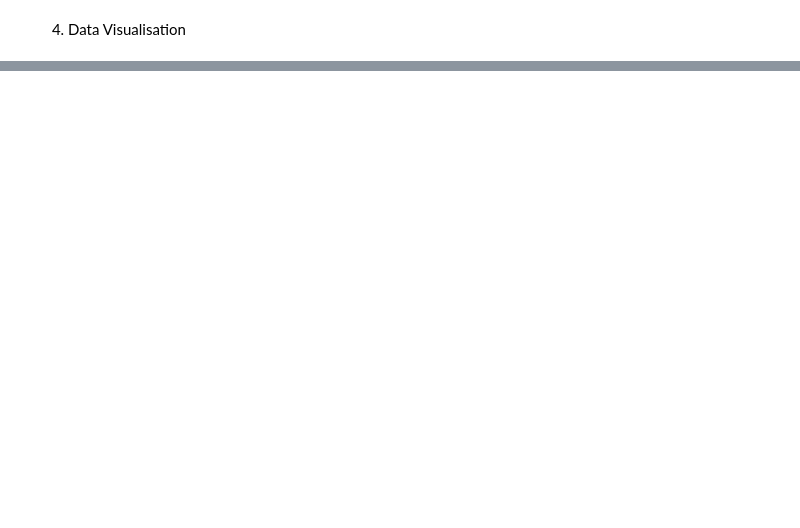
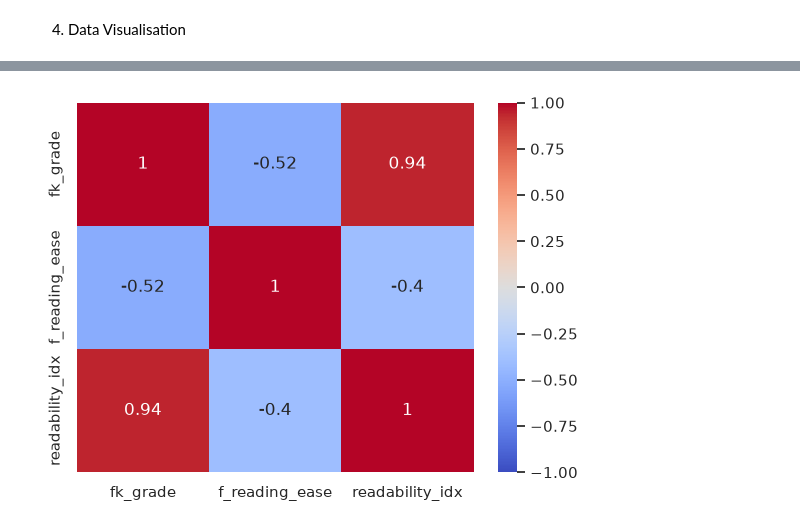
Before and after one commit to danilopsss/uol_capstone_project, a Jupyter notebook: data/datasets/CUAD/cuad.ipynb, the cells around one changed output, grey strips where cells are left out. Drawn from its saved outputs; the diff is of its cells as text; code cells hidden in the pictures; blank space fills up the shorter version.

```diff
--- a/data/datasets/CUAD/cuad.ipynb
+++ b/data/datasets/CUAD/cuad.ipynb
@@ -180,2 +151,31 @@ for p in ax.patches:
 # %%
-x = agg_by_grade.filter(polars.col("grade_group") == "Early Primary").sample(10)
+from itertools import permutations
+
+relation_analysis = cuad_legal.filter(
+    (polars.col("fk_grade") > 20) &
+    (polars.col("f_reading_ease") < 30) &
+    (polars.col("f_reading_ease") > 0) &
+    (polars.col("readability_idx") > 20)
+)
+
+size = int(len(relation_analysis) * 0.02)
+
+relation_analysis = (
+    relation_analysis
+        .sample(size)
+        .select(["fk_grade", "f_reading_ease", "readability_idx"])
+        .to_pandas()
+)
+
+metrics = permutations(["f_reading_ease", "readability_idx", "fk_grade"], 2)
+
+seaborn.heatmap(
+    relation_analysis.corr(method="pearson"),
+    annot=True,
+    cmap="coolwarm",
+    vmin=-1,
+    vmax=1
+)
+plt.show()
+# %% [output]
+[figure, added]
```
Also changed, not shown: parts of 13 cells of this notebook, 1 other file.
